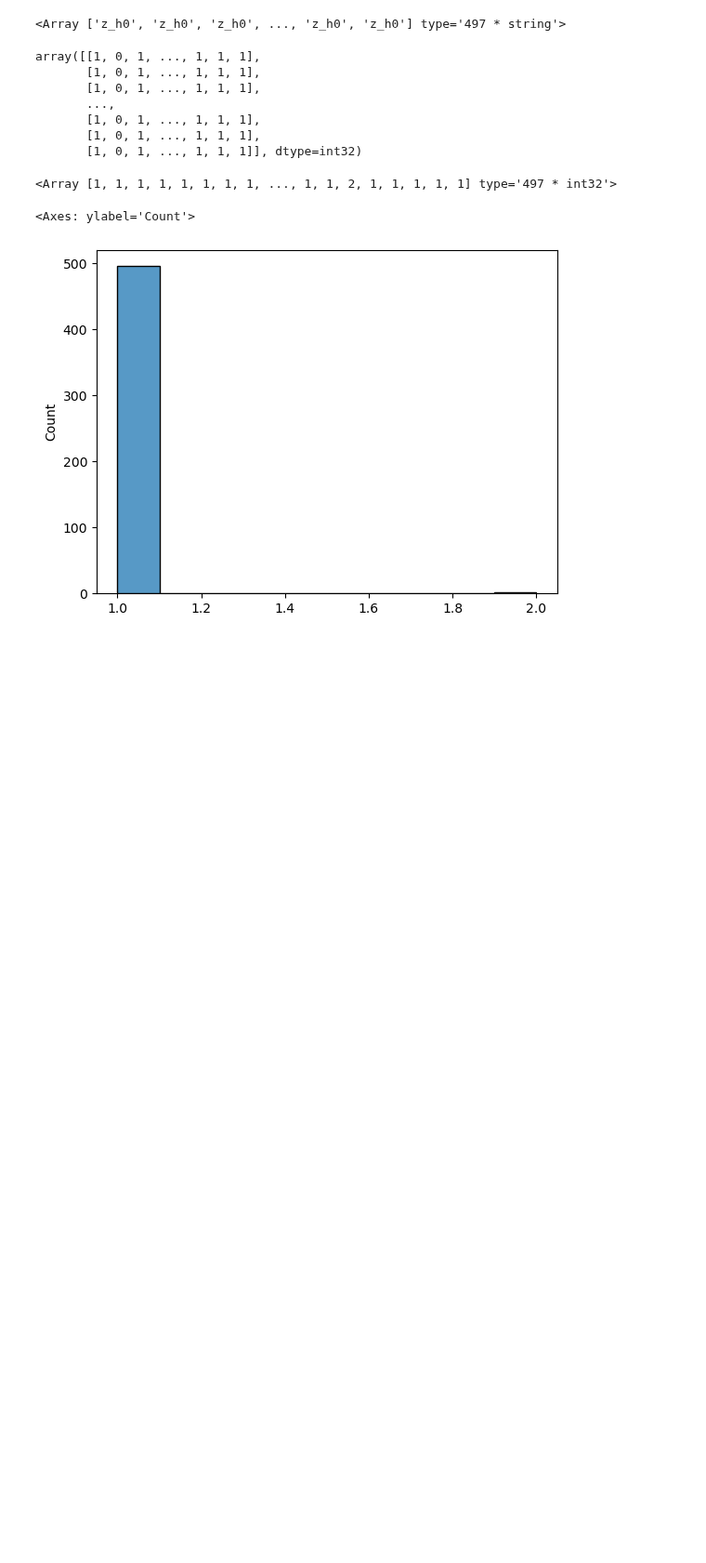
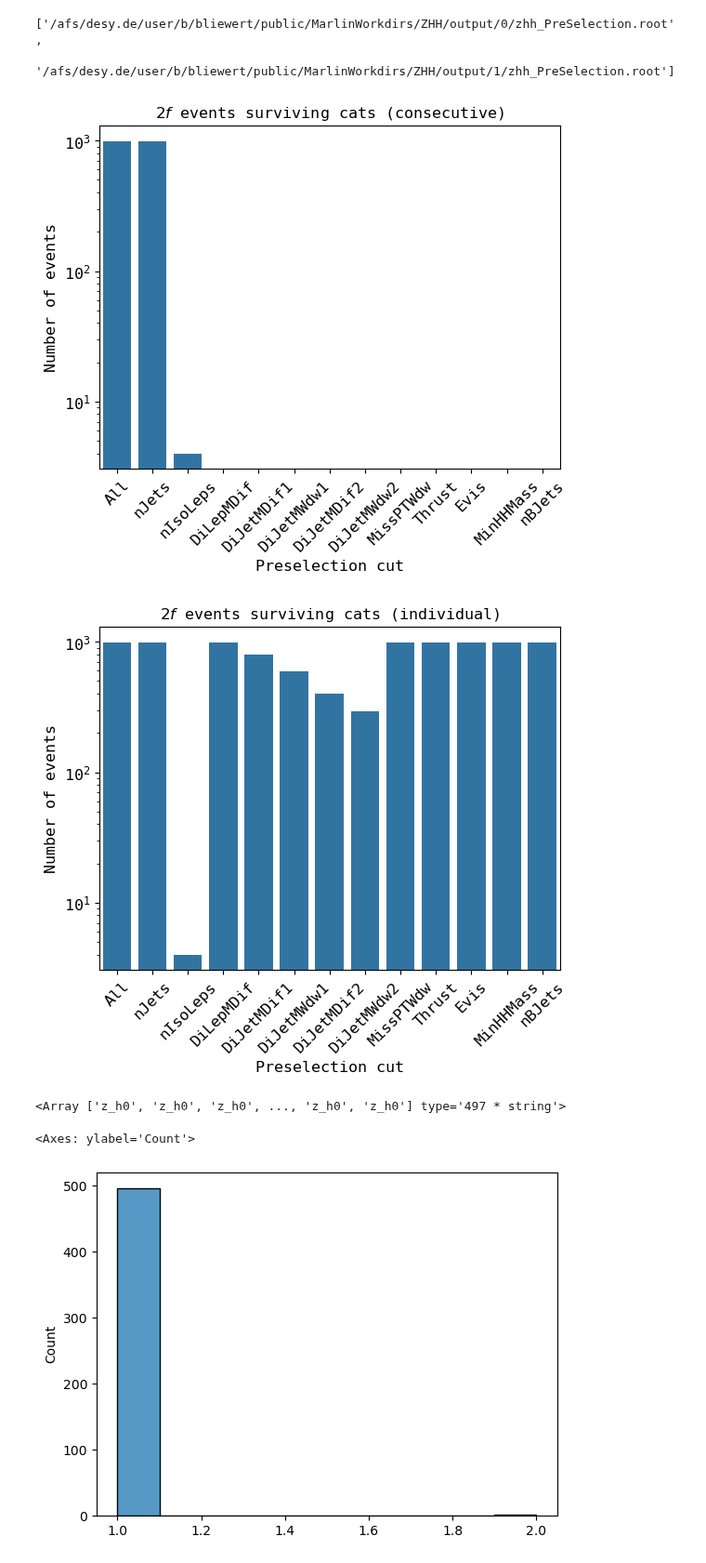
Before and after one commit to ILDAnaSoft/ZHH, a Jupyter notebook: notebooks/2_view.ipynb, the cells around one changed output. Shown at 93% size. Saved outputs shown, nothing was run; the diff lists cells and outputs as text; code cells hidden in the pictures; blank space fills up the shorter version.

```diff
--- a/notebooks/2_view.ipynb
+++ b/notebooks/2_view.ipynb
@@ -28,16 +12,40 @@ process              | std::string              | AsStrings()
+# %%
+files = glob(f'{environ["REPO_ROOT"]}/output/*/zhh_PreSelection.root')
+files
+# %% [output]
+['/afs/desy.de/user/b/bliewert/public/MarlinWorkdirs/ZHH/output/0/zhh_PreSelection.root',
+ '/afs/desy.de/user/b/bliewert/public/MarlinWorkdirs/ZHH/output/1/zhh_PreSelection.root']
+# %%
+output_dir = f'{environ["REPO_ROOT"]}/output'
+
+n_bins = 13
+bin_counts = { k: 0 for k in range(n_bins) }
+
+if False:
+    preselection_consec = []
+    for f in tqdm(files):
+        d = ur.open(files[0])['eventTree']
+        preselection_consec = preselection_consec + list(d['preselsPassedConsec'].array())
+
+    preselection_consec = np.array(preselection_consec)
+
+vecs = []
+for f in tqdm(files):
+    d = ur.open(f)['eventTree']
+    vecs.append(np.array(d['preselsPassedVec'].array()))
+
+vecs = np.concatenate(vecs)
+# %%
+from zhh import plot_preselection_pass
+from phc import export_figures
+
+figs = plot_preselection_pass(vecs)
+export_figures(f'{output_dir}/plots.pdf', figs)
+# %% [output]
+[figure, added]
+[figure, added]
 # %%
 col = df['process']
 col.array()
 # %% [output]
 <Array ['z_h0', 'z_h0', 'z_h0', ..., 'z_h0', 'z_h0'] type='497 * string'>
-# %%
-vec = np.array(df['preselsPassedVec'].array())
-vec
-# %% [output]
-array([[1, 0, 1, ..., 1, 1, 1],
-       [1, 0, 1, ..., 1, 1, 1],
-       [1, 0, 1, ..., 1, 1, 1],
-       ...,
-       [1, 0, 1, ..., 1, 1, 1],
-       [1, 0, 1, ..., 1, 1, 1],
-       [1, 0, 1, ..., 1, 1, 1]], dtype=int32)
@@ -46,7 +52,3 @@ consec = df['preselsPassedConsec'].array()
-# %%
-consec
-# %% [output]
-<Array [1, 1, 1, 1, 1, 1, 1, 1, ..., 1, 1, 2, 1, 1, 1, 1, 1] type='497 * int32'>
 # %%
 sns.histplot(consec)
 # %% [output]
```
Also changed, not shown: parts of 11 cells of this notebook, 4 other files.
